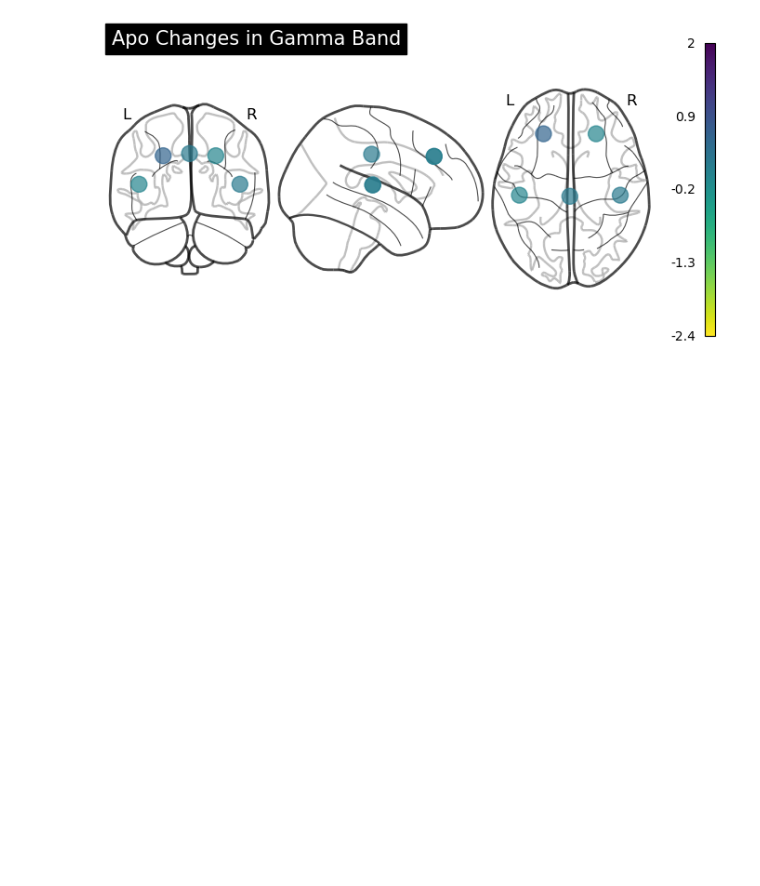
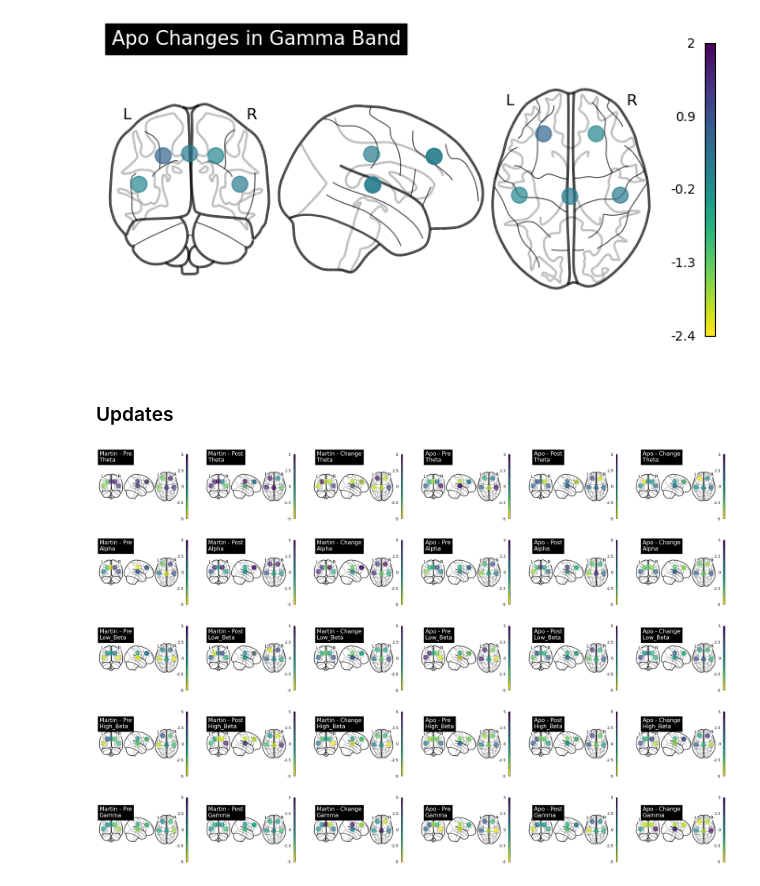
Before and after one commit to NSF-ALL-SPICE-Alliance/UoW-colab, a Jupyter notebook: kava_nilearn.ipynb, the cells around one changed output. Saved outputs shown, nothing was run; the diff lists cells and outputs as text; code cells hidden in the pictures; blank space fills up the shorter version.

Commit message:
faceted brains

```diff
--- a/kava_nilearn.ipynb
+++ b/kava_nilearn.ipynb
@@ -175,3 +175,68 @@ for band in frequency_bands:
 [figure]
 [figure]
 [figure]
+# %% [markdown]
+### Updates
+# %%
+import numpy as np
+import matplotlib.pyplot as plt
+from nilearn import plotting
+
+# Define electrode coordinates for AF3, T7, Pz, T8, AF4 (example)
+coords = {
+    'AF3': (-24, 34, 36),  # Frontal lobe
+    'T7': (-46, -22, 10),   # Temporal lobe
+    'Pz': (0, -23, 38),     # Parietal lobe
+    'T8': (46, -22, 10),    # Temporal lobe
+    'AF4': (24, 34, 36)     # Frontal lobe
+}
+coords_list = np.array(list(coords.values()))  # Convert to numpy array
+
+# Define frequency bands, patients, and stages
+frequencies = ['Theta', 'Alpha', 'Low_Beta', 'High_Beta', 'Gamma']
+patients = ['Martin', 'Apo']
+stages = ['Pre', 'Post', 'Change']
+
+# Generate random placeholder data for differences (replace with real values if available)
+def generate_random_data():
+    return np.random.uniform(-5, 5, size=(len(coords_list),))  # Random values for each region
+
+# Calculate global min and max for normalization across all data
+global_min, global_max = -5, 5  # Assuming min/max range of the data
+
+# Create the grid layout with matplotlib
+fig, axes = plt.subplots(
+    nrows=len(frequencies), ncols=len(patients) * len(stages), figsize=(30, 20)
+)
+
+# Iterate over frequencies (rows) and patients + stages (columns)
+for row_idx, freq in enumerate(frequencies):
+    for col_idx, (patient, stage) in enumerate([(p, s) for p in patients for s in stages]):
+
+        # Generate random data for plotting (replace this with actual data)
+        node_values = generate_random_data()
+
+        # Select the correct axis for this subplot
+        ax = axes[row_idx, col_idx]
+
+        # Plot the glass brain markers on this axis
+        plotting.plot_markers(
+            node_values=node_values,
+            node_coords=coords_list,
+            node_size=150,  # Increase marker size for visibility
+            node_cmap='viridis_r',  # Use a colormap
+            node_vmin=global_min,  # Set global min
+            node_vmax=global_max,  # Set global max
+            alpha=0.7,  # Transparency
+            black_bg=False,  # White background
+            title=f"{patient} - {stage}\n{freq}",  # Title with patient, stage, and frequency
+            axes=ax  # Plot on the specific axis
+        )
+
+# Adjust layout to avoid overlaps
+plt.subplots_adjust(hspace=0.5, wspace=0.3)
+
+# Show the complete grid of plots
+plt.show()
+# %% [output]
+[figure, added]
```
Also changed, not shown: parts of 1 cell of this notebook.
